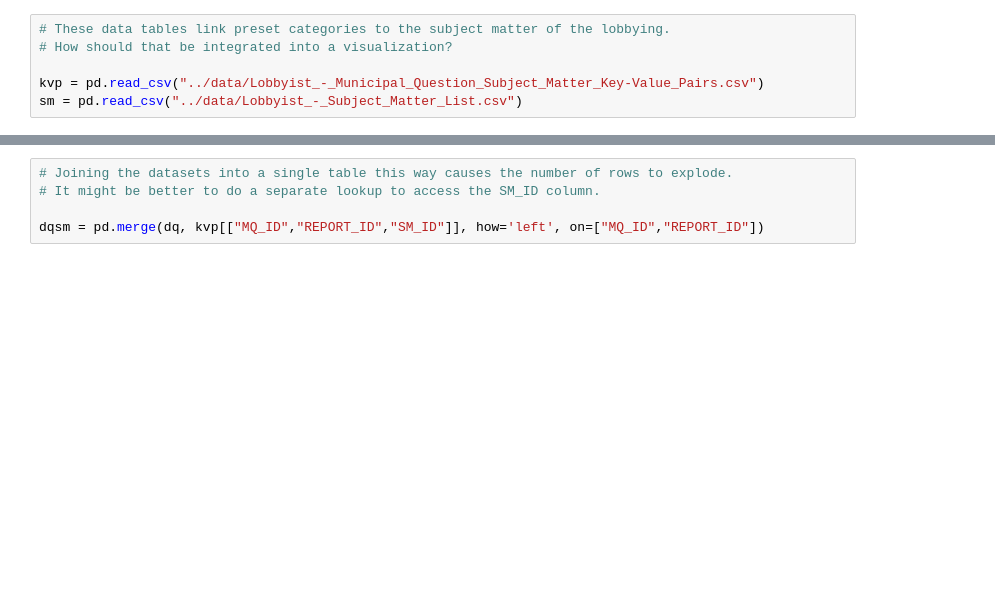
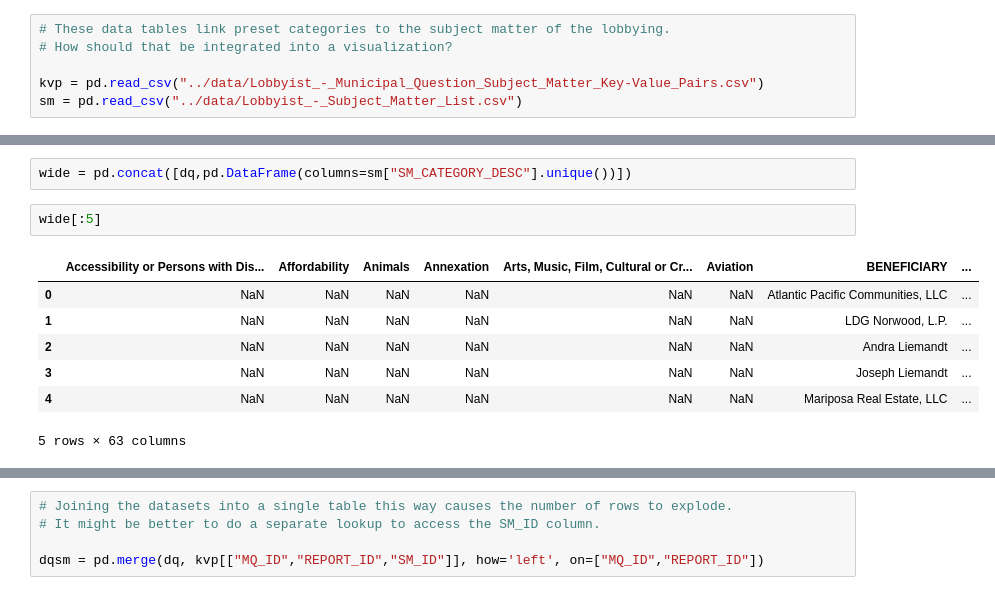
Before and after one commit to open-austin/lobbying-in-austin, a Jupyter notebook: notebooks/Austin-lobbyists-post-2017.ipynb, the cells around one changed output, grey strips where cells are left out. Drawn from its saved outputs; the diff is of its cells as text; blank space fills up the shorter version.

```diff
--- a/notebooks/Austin-lobbyists-post-2017.ipynb
+++ b/notebooks/Austin-lobbyists-post-2017.ipynb
@@ -134,0 +263,12 @@ sm = pd.read_csv("../data/Lobbyist_-_Subject_Matter_List.csv")
+# %%
+wide = pd.concat([dq,pd.DataFrame(columns=sm["SM_CATEGORY_DESC"].unique())])
+# %%
+wide[:5]
+# %% [output]
+|  | Accessibility or Persons with Dis... | Affordability | Animals | Annexation | Arts, Music, Film, Cultural or Cr... | Aviation | BENEFICIARY | ... |
+| 0 | NaN | NaN | NaN | NaN | NaN | NaN | Atlantic Pacific Communities, LLC | ... |
+| 1 | NaN | NaN | NaN | NaN | NaN | NaN | LDG Norwood, L.P. | ... |
+| 2 | NaN | NaN | NaN | NaN | NaN | NaN | Andra Liemandt | ... |
+| 3 | NaN | NaN | NaN | NaN | NaN | NaN | Joseph Liemandt | ... |
+| 4 | NaN | NaN | NaN | NaN | NaN | NaN | Mariposa Real Estate, LLC | ... |
+5 rows × 63 columns
```
Also changed, not shown: parts of 20 cells of this notebook, 1 other file.
